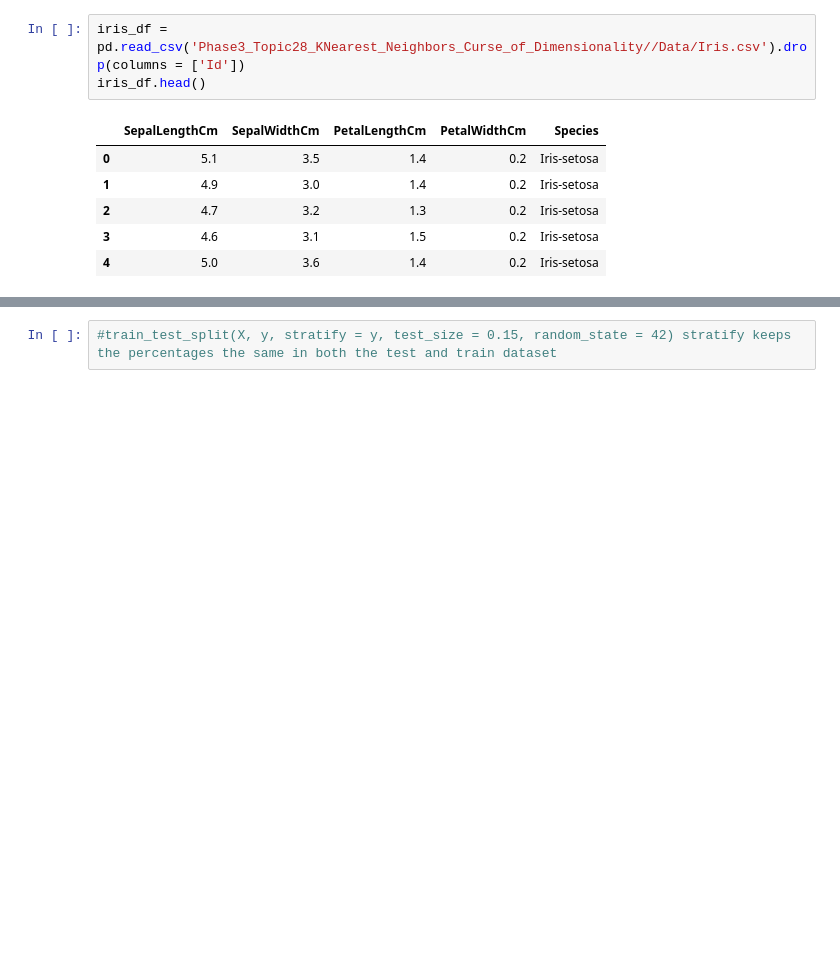
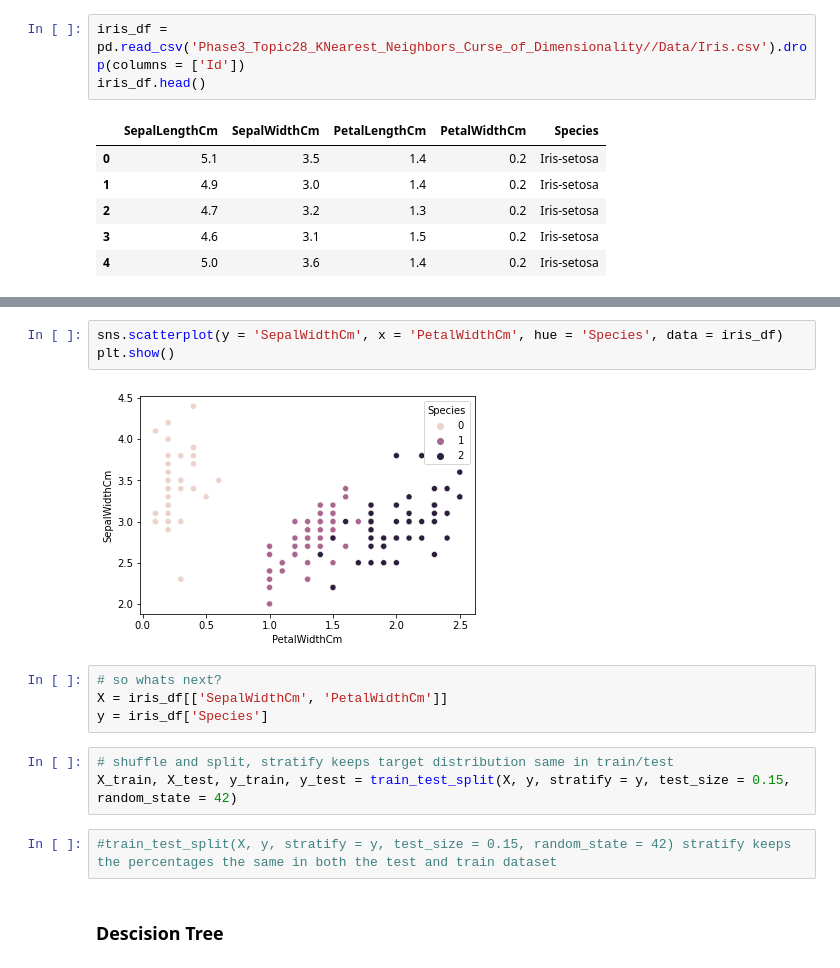
Before and after one commit to MusaAbbasi/DSNYC080822, a Jupyter notebook: Phase_3_Notes.ipynb, the cells around one changed output, grey strips where cells are left out. Saved outputs shown, nothing was run; the diff lists cells and outputs as text; blank space fills up the shorter version.

```diff
--- a/Phase_3_Notes.ipynb
+++ b/Phase_3_Notes.ipynb
@@ -653,2 +662,16 @@ iris_df.head()
+# %%
+sns.scatterplot(y = 'SepalWidthCm', x = 'PetalWidthCm', hue = 'Species', data = iris_df)
+plt.show()
+# %% [output]
+[figure, added]
+# %%
+# so whats next?
+X = iris_df[['SepalWidthCm', 'PetalWidthCm']]
+y = iris_df['Species']
+# %%
+# shuffle and split, stratify keeps target distribution same in train/test
+X_train, X_test, y_train, y_test = train_test_split(X, y, stratify = y, test_size = 0.15, random_state = 42)
 # %%
 #train_test_split(X, y, stratify = y, test_size = 0.15, random_state = 42) stratify keeps the percentages the same in both the test and train dataset
+# %% [markdown]
+### Descision Tree
```
Also changed, not shown: parts of 3 cells of this notebook.
